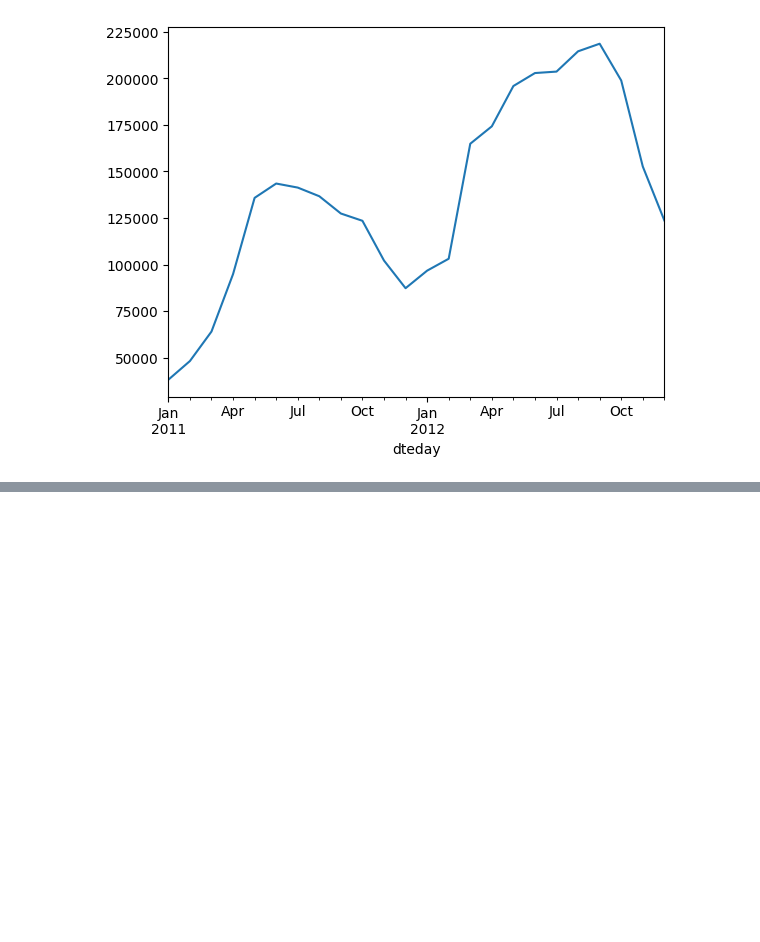
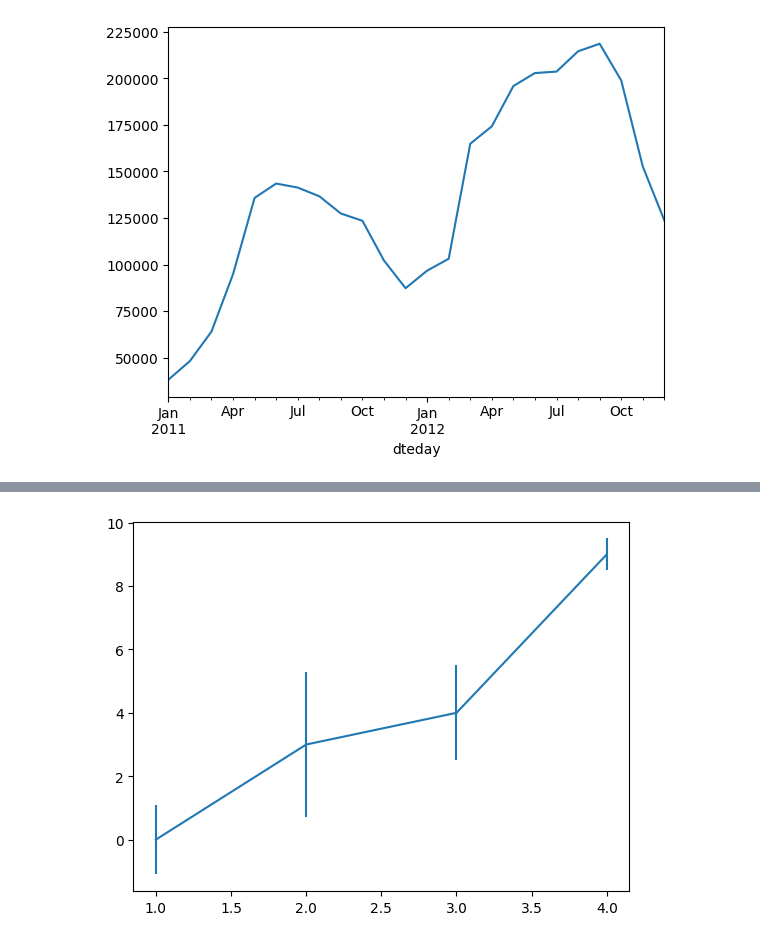
Before and after one commit to ChopinBag/cseHW, a Jupyter notebook: Practice/2-1/DS_Intro/midterm/matplot.ipynb, the cells around one changed output, grey strips where cells are left out. Saved outputs shown, nothing was run; the diff lists cells and outputs as text; code cells hidden in the pictures; blank space fills up the shorter version.

```diff
--- a/Practice/2-1/DS_Intro/midterm/matplot.ipynb
+++ b/Practice/2-1/DS_Intro/midterm/matplot.ipynb
@@ -73,0 +123,9 @@ plt.show()
+# %%
+x = [1,2,3,4]
+y=[0,3,4,9]
+yerr=[1.1, 2.3, 1.5, 0.5]
+
+plt.errorbar(x,y,yerr=yerr)
+plt.show()
+# %% [output]
+[figure, added]
```
Also changed, not shown: parts of 3 cells of this notebook.
